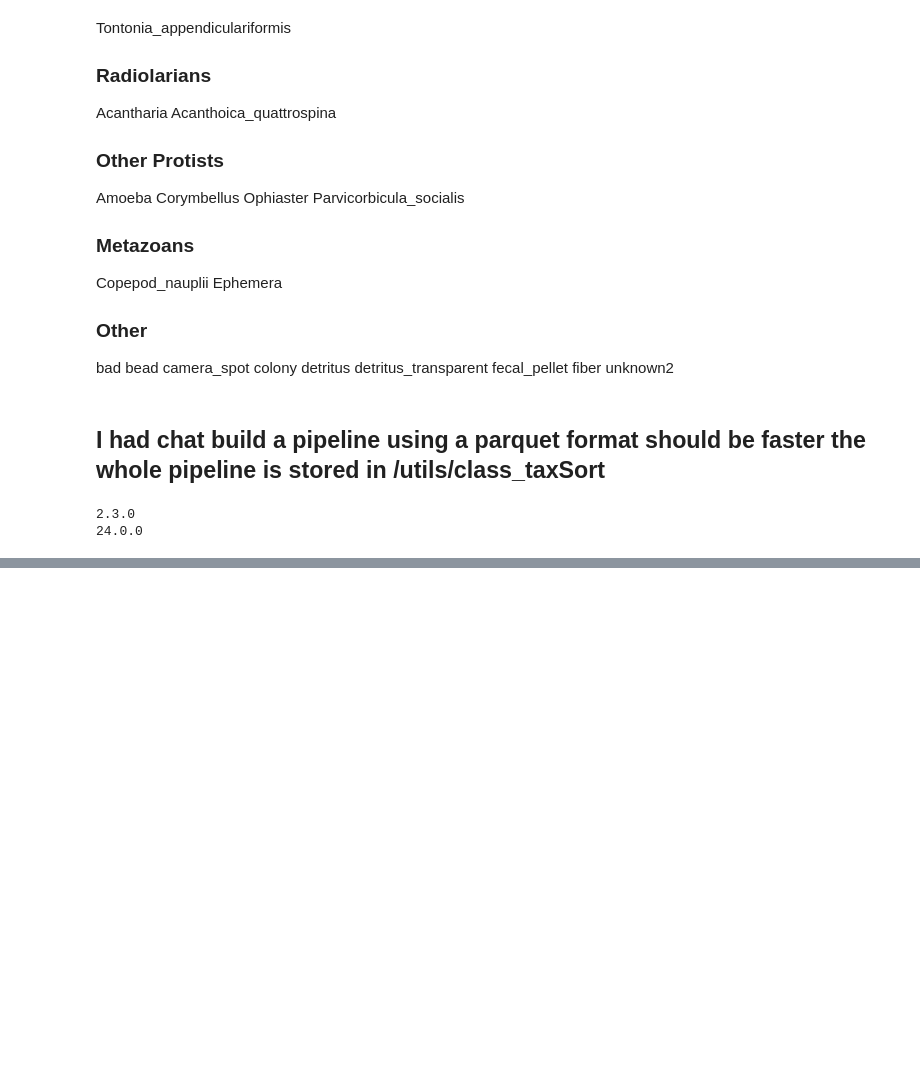
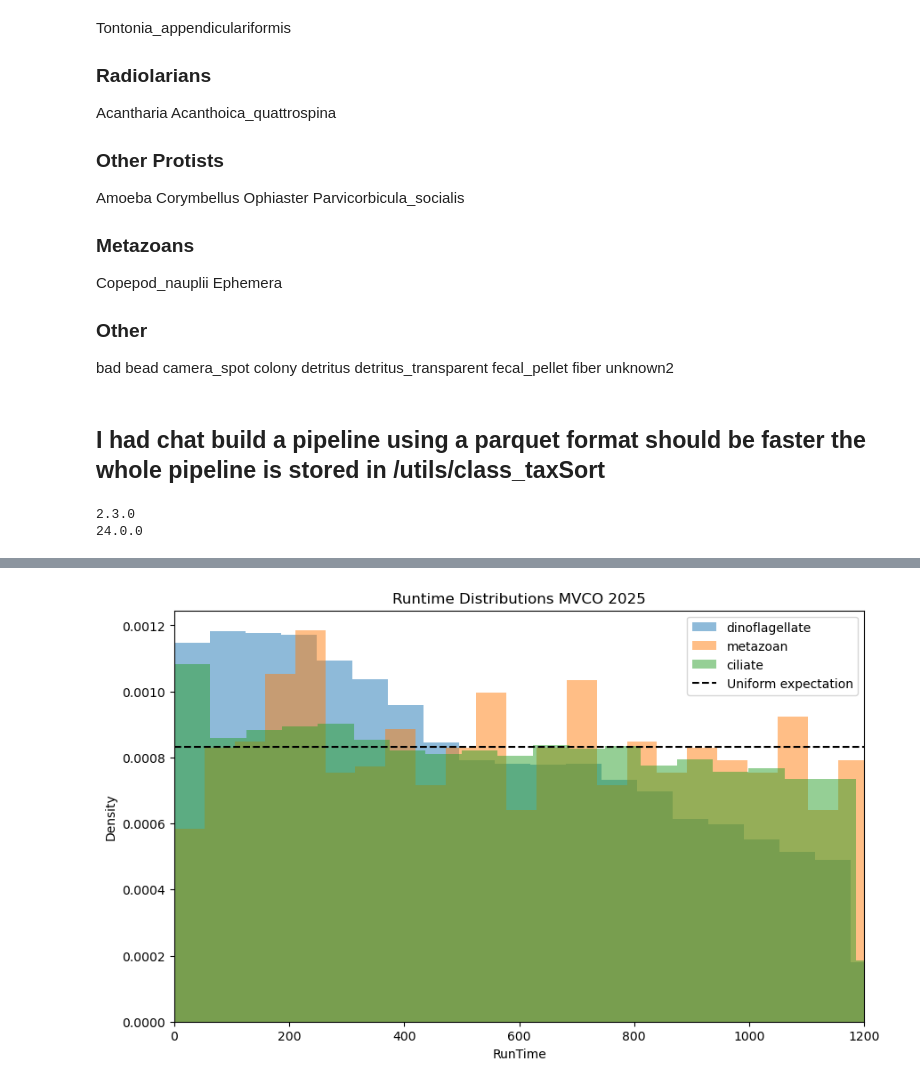
Before and after one commit to michaelstaiger/IFCBParticleSize, a Jupyter notebook: EmpyricalAnalysis/Notebooks/FunctionalGroupRunTime.ipynb, the cells around one changed output, grey strips where cells are left out. Saved outputs shown, nothing was run; the diff lists cells and outputs as text; code cells hidden in the pictures; blank space fills up the shorter version.

Commit message:
working on understanding look efforts effect on estimated distribution

```diff
--- a/EmpyricalAnalysis/Notebooks/FunctionalGroupRunTime.ipynb
+++ b/EmpyricalAnalysis/Notebooks/FunctionalGroupRunTime.ipynb
@@ -269,0 +281,40 @@ plt.show()
+# %%
+groups_of_interest = [
+    #"diatom",
+    "dinoflagellate",
+    "metazoan",
+    "ciliate",
+]
+
+import matplotlib.pyplot as plt
+
+plt.figure(figsize=(10, 6))
+
+for group in groups_of_interest:
+    runtimes = test_df.loc[
+        test_df["taxonomic_group"] == group,
+        "RunTime"
+    ]
+
+    plt.hist(
+        runtimes,
+        bins=100,
+        alpha=0.5,
+        density=True,
+        label=group
+    )
+plt.axhline(
+    y=1/1200,
+    color='k',
+    linestyle='--',
+    label='Uniform expectation'
+)
+
+plt.xlabel("RunTime")
+plt.ylabel("Density")
+plt.xlim(0, 1200)
+plt.title("Runtime Distributions MVCO 2025")
+plt.legend()
+plt.show()
+# %% [output]
+[figure, added]
```
Also changed, not shown: parts of 22 cells of this notebook, 9 other files.
